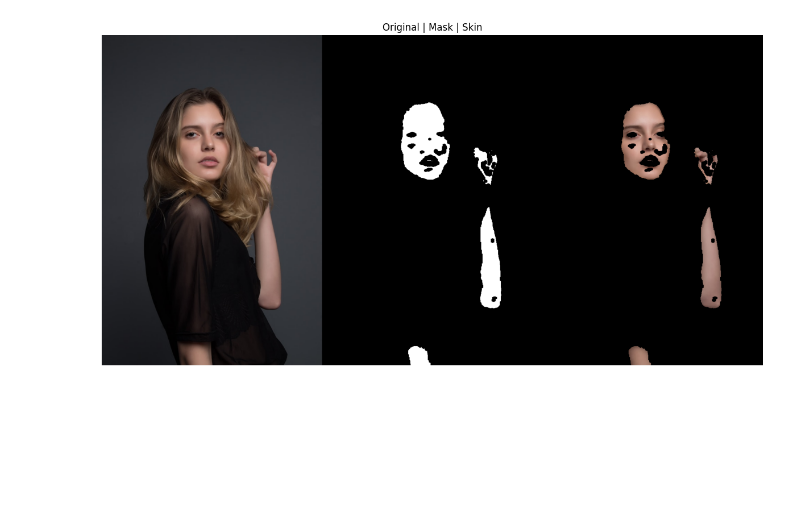
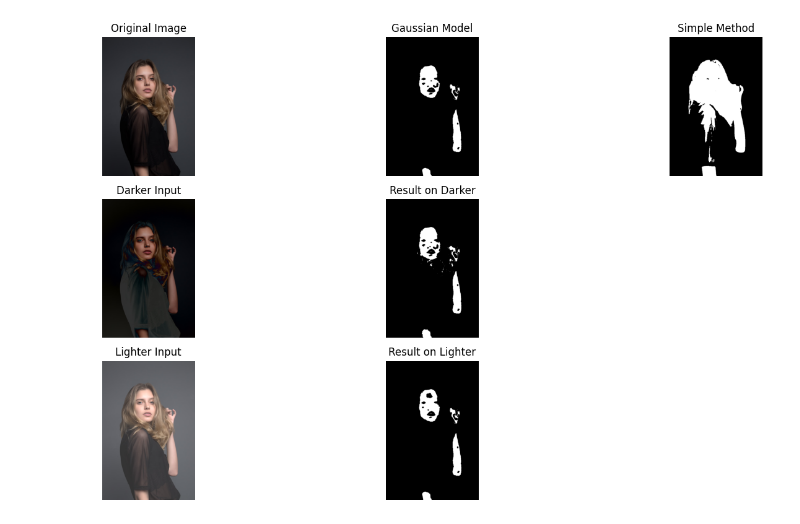
Before and after one commit to anukah/csc4082, a Jupyter notebook: skin_color_detection.ipynb, the cells around one changed output. Cells and saved outputs as stored; diff of their text form; code cells hidden in the pictures; blank space fills up the shorter version.

Commit message:
Simple skin color detction method was added and light sensitivity also checked by adding a method

```diff
--- a/skin_color_detection.ipynb
+++ b/skin_color_detection.ipynb
@@ -45,25 +56,84 @@ def detect_skin(img, mean, cov):
+# %%
+def check_sensitivity(img, mean, cov):
+
+    # reduce brightness by 50
+    darker = cv2.convertScaleAbs(img, alpha=1, beta=-50)
+
+    # increase brightness by 50
+    lighter = cv2.convertScaleAbs(img, alpha=1, beta=50)
+
+    mask_dark = detect_skin(darker, mean, cov)
+    mask_light = detect_skin(lighter, mean, cov)
+
+    return darker, mask_dark, lighter, mask_light
 # %%
 main_img = cv2.imread(MAIN_IMAGE_PATH)
 skin_crop = cv2.imread(CROP_IMAGE_PATH)
 
 if main_img is None or skin_crop is None:
-    print("Error loading images.")
+    print("Error loading images. Please check your paths.")
 else:
+
     mean, cov = train_skin_model_from_crop(skin_crop)
+    mask_gaussian = detect_skin(main_img, mean, cov)
 
-    mask_result = detect_skin(main_img, mean, cov)
+    # simple method
+    mask_simple = detect_skin_simple_ratio(main_img)
 
-    mask_3ch = cv2.cvtColor(mask_result, cv2.COLOR_GRAY2BGR)
-    extracted_skin = cv2.bitwise_and(main_img, main_img, mask=mask_result)
-    combined = np.hstack((main_img, mask_3ch, extracted_skin))
 
-    # Convert BGR to RGB for matplotlib display
-    combined_rgb = cv2.cvtColor(combined, cv2.COLOR_BGR2RGB)
+    img_dark, mask_dark, img_light, mask_light = check_sensitivity(main_img, mean, cov)
 
+
+
+    # 1. Compare Gaussian vs Simple (Step 4 vs Step 6)
     plt.figure(figsize=(15, 8))
-    plt.imshow(combined_rgb)
+
+    # Original Image
+    plt.subplot(3, 3, 1)
+    plt.imshow(cv2.cvtColor(main_img, cv2.COLOR_BGR2RGB))
+    plt.title("Original Image")
     plt.axis('off')
-    plt.title("Original | Mask | Skin")
+
+
+    plt.subplot(3, 3, 2)
+    plt.imshow(mask_gaussian, cmap='gray')
+    plt.title("Gaussian Model")
+    plt.axis('off')
+
+
+    plt.subplot(3, 3, 3)
+    plt.imshow(mask_simple, cmap='gray')
+    plt.title("Simple Method")
+    plt.axis('off')
+
+
+    plt.subplot(3, 3, 4)
+    plt.imshow(cv2.cvtColor(img_dark, cv2.COLOR_BGR2RGB))
+    plt.title("Darker Input")
+    plt.axis('off')
+
+
+    plt.subplot(3, 3, 5)
+    plt.imshow(mask_dark, cmap='gray')
+    plt.title("Result on Darker")
+    plt.axis('off')
+
+
+    plt.subplot(3, 3, 7)
+    plt.imshow(cv2.cvtColor(img_light, cv2.COLOR_BGR2RGB))
+    plt.title("Lighter Input")
+    plt.axis('off')
+
+    plt.subplot(3, 3, 8)
+    plt.imshow(mask_light, cmap='gray')
+    plt.title("Result on Lighter")
+    plt.axis('off')
+
+    plt.tight_layout()
     plt.show()
+
+
+    print(f"Calculated Mean Vector:\n {mean}")
+    print(f"Calculated Covariance Matrix:\n {cov}")
 # %% [output]
-[figure, old version]
+[figure, new version]
```
Also changed, not shown: parts of 2 cells of this notebook, 1 other file.
